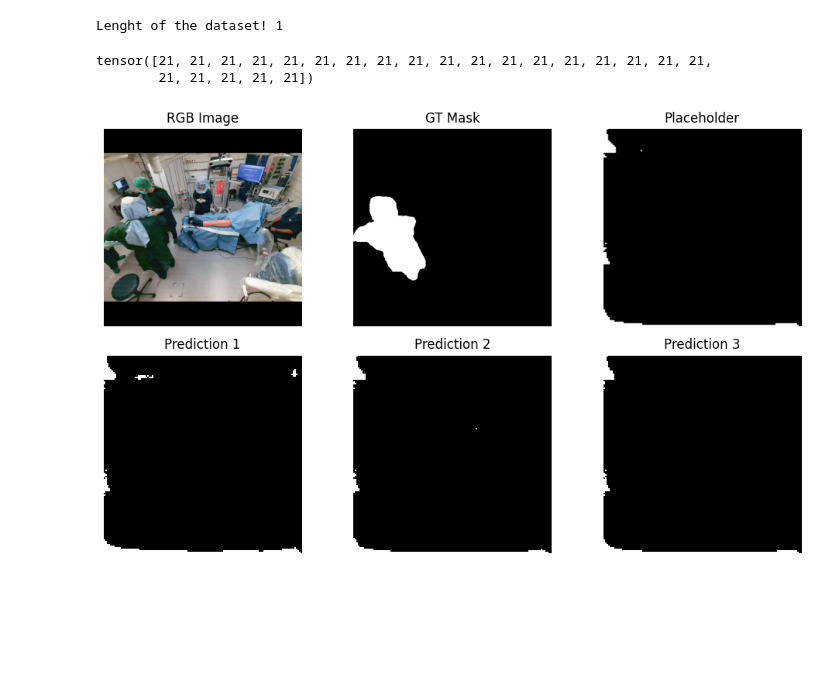
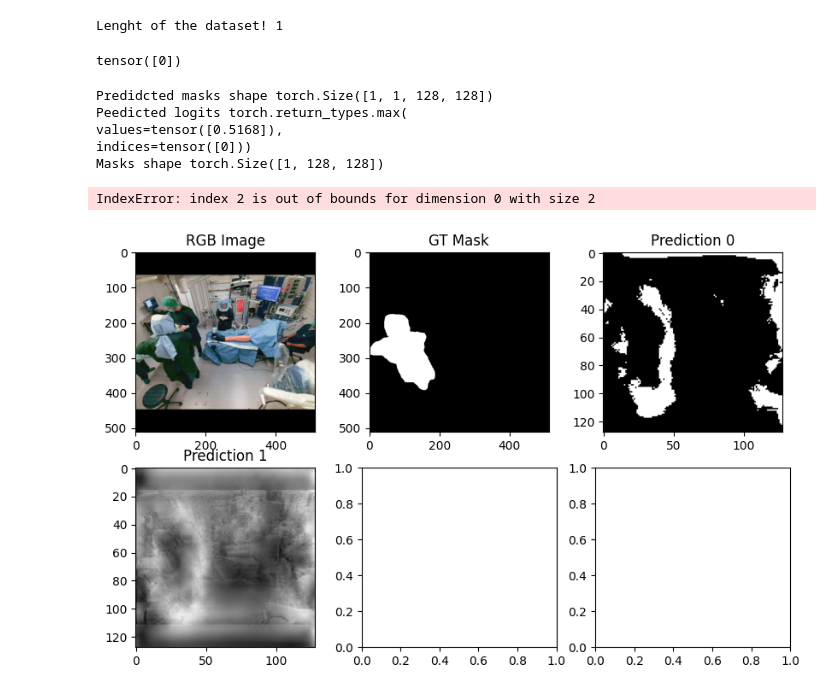
Before and after one commit to ge75xuv/Multiview-Object-Segmentation-with-SAM, a Jupyter notebook: custom_models/sam2former_image_predictor.ipynb, the cells around one changed output. Drawn from its saved outputs; the diff is of its cells as text; code cells hidden in the pictures; blank space fills up the shorter version.

```diff
--- a/custom_models/sam2former_image_predictor.ipynb
+++ b/custom_models/sam2former_image_predictor.ipynb
@@ -30,8 +30,8 @@ from custom_model_builder import build_sam2former
 # %%
 model_size_dict = {
     'base': {
-        'config': '03_26_21_39/config_resolved.yaml',
-        'ck': '/home/guests/tuna_gurbuz/prototype/sam2_logs/03_26_21_39/checkpoints/checkpoint.pt',
+        'config': '03_28_11_32/config_resolved.yaml',
+        'ck': '/home/guests/tuna_gurbuz/prototype/sam2_logs/03_28_11_32/checkpoints/checkpoint_1340.pt',
         },
 }
 
@@ -101,11 +101,22 @@ pred_logits = all_frame_outputs_val[0]['pred_logits'][0].cpu()
 best_logits = torch.argmax(pred_logits, dim=1)
 print(best_logits)
 all_frame_outputs_val[0]['pred_masks'].shape
-bin_pred_masks = all_frame_outputs_val[0]['pred_masks'].sigmoid() > 0.4
-masks = bin_pred_masks[0,19:23].cpu()
+bin_pred_masks = (all_frame_outputs_val[0]['pred_masks'].sigmoid() > 0.5).float()
+masks = bin_pred_masks[0].cpu()
 # %% [output]
-tensor([21, 21, 21, 21, 21, 21, 21, 21, 21, 21, 21, 21, 21, 21, 21, 21, 21, 21,
-        21, 21, 21, 21, 21])
+tensor([0])
+# %%
+print("Predidcted masks shape", all_frame_outputs_val[0]['pred_masks'].shape)
+print("Peedicted logits", pred_logits.softmax(dim=-1).max(dim=-1))
+print("Masks shape", masks.shape)
+mask_logit = all_frame_outputs_val[0]['pred_masks'][0].cpu()
+masks = torch.cat([masks, mask_logit], dim=0)
+# %% [output]
+Predidcted masks shape torch.Size([1, 1, 128, 128])
+Peedicted logits torch.return_types.max(
+values=tensor([0.5168]),
+indices=tensor([0]))
+Masks shape torch.Size([1, 128, 128])
 # %%
 import matplotlib.pyplot as plt
 import numpy as np
@@ -116,32 +127,33 @@ black_placeholder = np.zeros_like(gt_mask)  # Black image placeholder
 # Create figure and subplots
 fig, axes = plt.subplots(2, 3, figsize=(10, 6))
 
 # First row (RGB, GT, Black Placeholder)
 axes[0, 0].imshow(unnormalized_image)
 axes[0, 0].set_title("RGB Image")
 
 axes[0, 1].imshow(gt_mask, cmap='gray')
 axes[0, 1].set_title("GT Mask")
 
 axes[0, 2].imshow(masks[0], cmap='gray')
-axes[0, 2].set_title("Placeholder")
+axes[0, 2].set_title("Prediction 0")
 
 # Second row (Predictions)
 axes[1, 0].imshow(masks[1], cmap='gray')
 axes[1, 0].set_title("Prediction 1")
 
 axes[1, 1].imshow(masks[2], cmap='gray')
 axes[1, 1].set_title("Prediction 2")
 
 axes[1, 2].imshow(masks[3], cmap='gray')
 axes[1, 2].set_title("Prediction 3")
 
 # Remove axes for a cleaner look
 for ax in axes.ravel():
     ax.axis('off')
 
 # Show the plot
 plt.tight_layout()
 plt.show()
 # %% [output]
+IndexError: index 2 is out of bounds for dimension 0 with size 2
-[figure, old version]
+[figure, new version]
```
Also changed, not shown: 5 other files.
